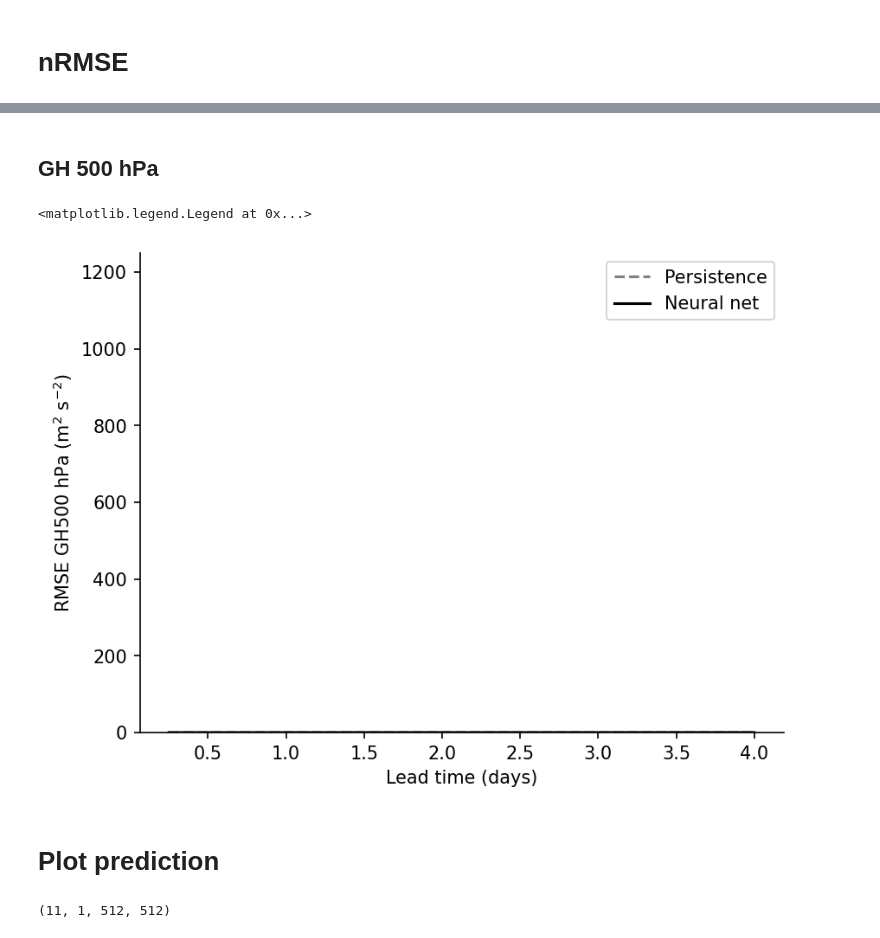
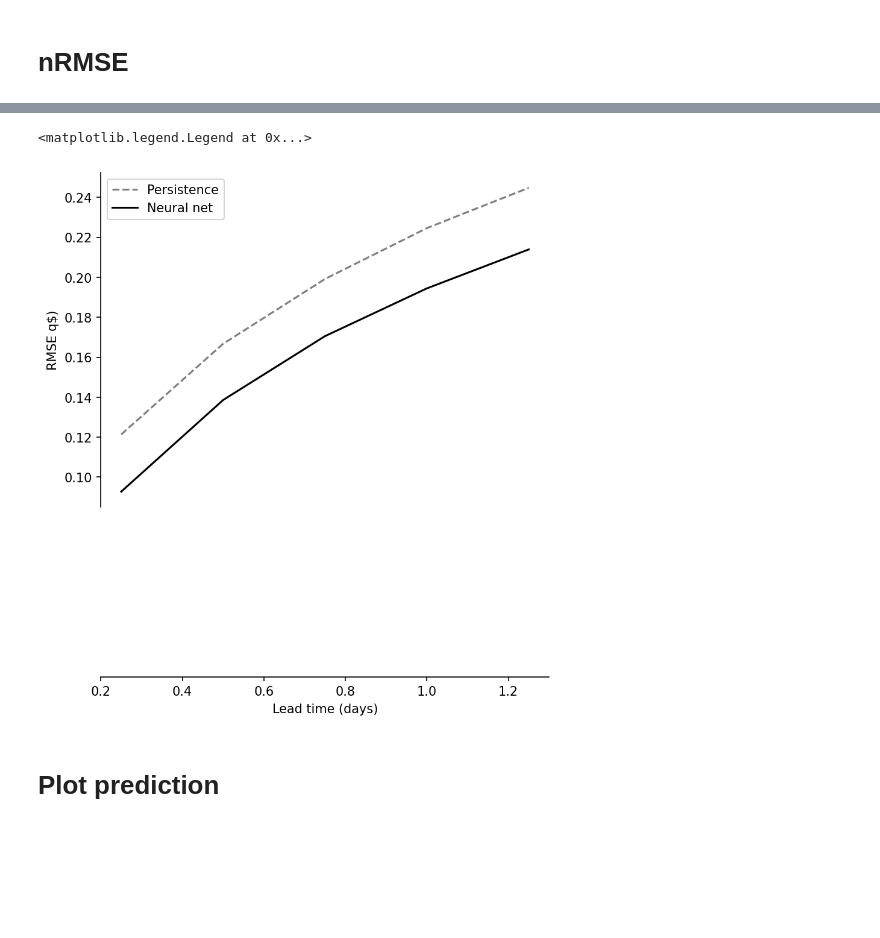
Before and after one commit to zelk-oss/forecasting, a Jupyter notebook: part2_DL_testing.ipynb, the cells around one changed output, grey strips where cells are left out. Saved outputs shown, nothing was run; the diff lists cells and outputs as text; code cells hidden in the pictures; blank space fills up the shorter version.

```diff
--- a/part2_DL_testing.ipynb
+++ b/part2_DL_testing.ipynb
@@ -26,7 +26,7 @@ dtype = torch.bfloat16
 batch_size = 8
 
 # 15 day forecast length
-n_forecast_length = 16
+n_forecast_length = 5
 
 lead_time_axis = pd.Timedelta("6h") * np.arange(1, n_forecast_length+1)
 # %% [markdown]
@@ -119,15 +122,8 @@ head.out_layer.weight (4, 64)
 # %%
-# this needs to have the same params as the trained net
-net = get_net(
-n_input=1,
-n_output=1,
-n_blocks=8,
-n_features=64,
-token_downsample_factor=1,
-device=device,
-dtype=dtype,
-)
-state_dict = torch.load("../data/best_model_test.ckpt", map_location="cpu")
-net.load_state_dict(state_dict)
+ckpt = torch.load("../data/best_detmodel_test.ckpt", map_location="cpu")
+
+net = get_net(**ckpt["config"], device=device, dtype=dtype)
+
+net.load_state_dict(ckpt["model_state_dict"])
 net = net.eval().to(device=device, dtype=dtype)
 # %%
@@ -214,65 +235,68 @@ ax.legend()
-# %% [markdown]
-## GH 500 hPa
 # %%
 fig, ax = plt.subplots(dpi=150)
 
 ax.spines.left.set_position(("axes", 0.))
 ax.spines.right.set_color('none')
 ax.spines.bottom.set_position("zero")
 ax.spines.top.set_color('none')
 ax.xaxis.set_ticks_position('bottom')
 ax.yaxis.set_ticks_position('left')
 
 ax.plot(
-    lead_time_axis/pd.Timedelta("1 day"), np.sqrt(persistence_mse.mean("time")[:, 0]),
+    lead_time_axis/pd.Timedelta("1 day"), np.sqrt(persistence_mse.mean("time")[:]),
     label="Persistence", c="0.5", ls="--"
 )
 ax.plot(
-    lead_time_axis/pd.Timedelta("1 day"), np.sqrt(nn_mse.mean("time")[:, 0]),
+    lead_time_axis/pd.Timedelta("1 day"), np.sqrt(nn_mse.mean("time")[:]),
     label="Neural net", c="black", ls="-"
 )
 
-ax.set_ylabel("RMSE GH500 hPa (m$^2$ s$^{-2}$)")
+ax.set_ylabel("RMSE q$)")
 ax.set_xlabel("Lead time (days)")
-ax.set_ylim(0, 1250.)
 
 ax.legend()
 # %% [output]
 <matplotlib.legend.Legend at 0x...>
-[figure, old version]
+[figure, new version]
 # %% [markdown]
 # Plot prediction
 # %%
 start_time = 225
 end_time = 235
 # %%
-sliced_truth = ds_test.sel(time=slice(start_time, end_time))
-print(sliced_truth.shape)
+def to_tensor(x, device=device, dtype=dtype):
+    if isinstance(x, np.ndarray):
+        return torch.from_numpy(x).to(device=device, dtype=dtype)
+    elif isinstance(x, torch.Tensor):
+        return x.to(device=device, dtype=dtype)
+    else:
+        raise TypeError(f"Unsupported type {type(x)}")
 
-current = sliced_truth.values[0][None]   # (1,1,512,512)
-predictions = [current]
+in_mean  = to_tensor(in_mean)
+in_std   = to_tensor(in_std)
+res_mean = to_tensor(res_mean)
+res_std  = to_tensor(res_std)
 
-# convert to avoid type mismatch
-res_std  = res_std.cpu().numpy()
-res_mean = res_mean.cpu().numpy()
-in_mean  = in_mean.cpu().numpy()
-in_std   = in_std.cpu().numpy()
+current = sliced_truth.values[0][None]  # (1,1,512,512)
+current = torch.from_numpy(current).to(device=device, dtype=dtype)
+predictions = [current.cpu().to(torch.float32).numpy()]
 
 for _ in tqdm(range(len(sliced_truth) - 1)):
 
-    net_io = torch.from_numpy(current)
-    net_io = ((net_io - in_mean) / in_std).to(device=device, dtype=dtype)
+    net_io = (current - in_mean) / in_std   # normalize
+    with torch.no_grad():
+        net_out = net(net_io)  # your model prediction
 
-    with torch.no_grad():
-        net_out = net(net_io).cpu().float().numpy()
+        # downsample if needed
+        downsampled = torch.nn.functional.avg_pool2d(current, kernel_size=downsample_factor)
 
-    current = current + (net_out * res_std + res_mean)   # still (1,1,512,512)
-    predictions.append(current)
+        # add residual back in original resolution
+        downsampled = downsampled + (net_out * res_std + res_mean)
 
-prediction = np.concatenate(predictions, axis=0)  # (T,1,512,512)
+        predictions.append(current.cpu().to(torch.float32).numpy())
+
+prediction = np.concatenate(predictions, axis=0)
 prediction = sliced_truth.copy(data=prediction)
-# %% [output]
-(11, 1, 512, 512)
 # %%
 def plot_q(ax, q, qmax=None):
     q2d = q.squeeze()
```
Also changed, not shown: parts of 10 cells of this notebook, 7 other files.
